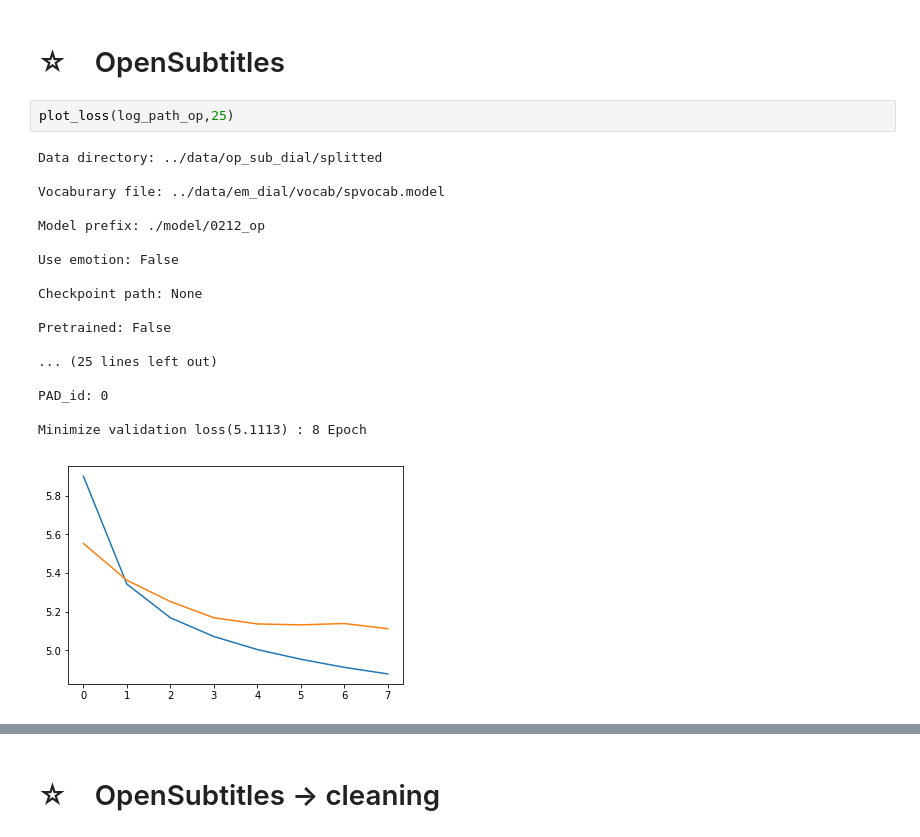
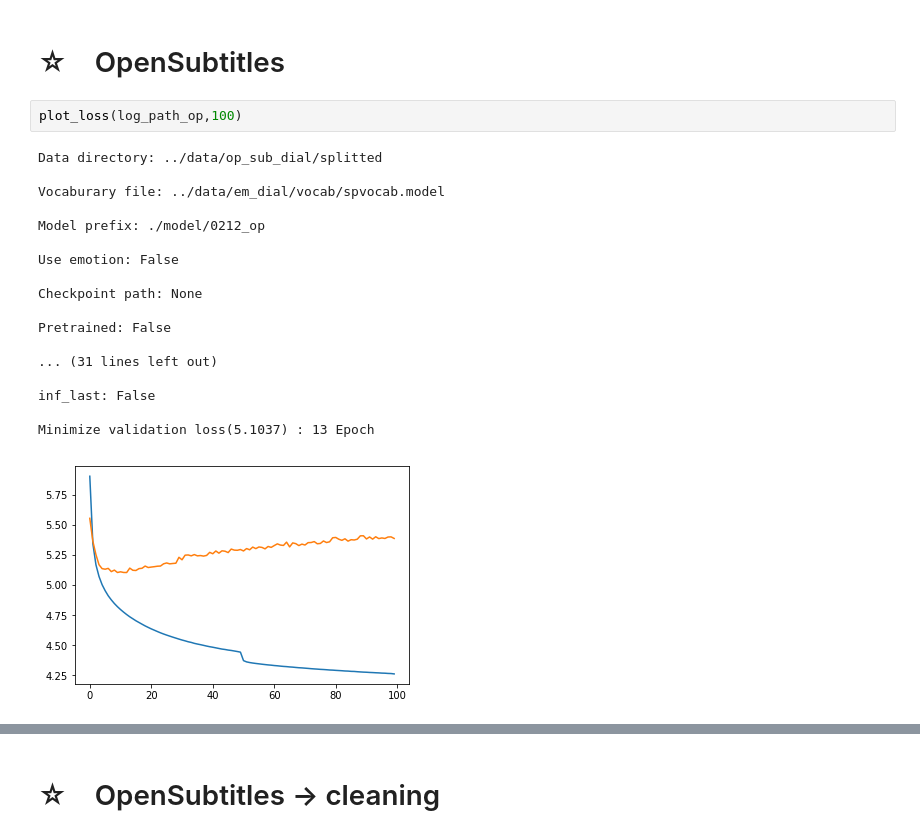
Before and after one commit to AsaiSara/Data_analysis, a Jupyter notebook: log_analyze/log_analyze0212.ipynb, the cells around one changed output, grey strips where cells are left out. Drawn from its saved outputs; the diff is of its cells as text.

```diff
--- a/log_analyze/log_analyze0212.ipynb
+++ b/log_analyze/log_analyze0212.ipynb
@@ -480,23 +537,23 @@ EOFError:
 # %% [markdown]
 # ☆　OpenSubtitles
 # %%
-plot_loss(log_path_op,25)
+plot_loss(log_path_op,100)
 # %% [output]
 Data directory: ../data/op_sub_dial/splitted
 
 Vocaburary file: ../data/em_dial/vocab/spvocab.model
 
 Model prefix: ./model/0212_op
 
 Use emotion: False
 
 Checkpoint path: None
 
 Pretrained: False
 
-... (25 lines left out)
+... (31 lines left out)
 
-PAD_id: 0
+inf_last: False
 
-Minimize validation loss(5.1113) : 8 Epoch
+Minimize validation loss(5.1037) : 13 Epoch
-[figure, old version]
+[figure, new version]
```
Also changed, not shown: parts of 13 cells of this notebook.
